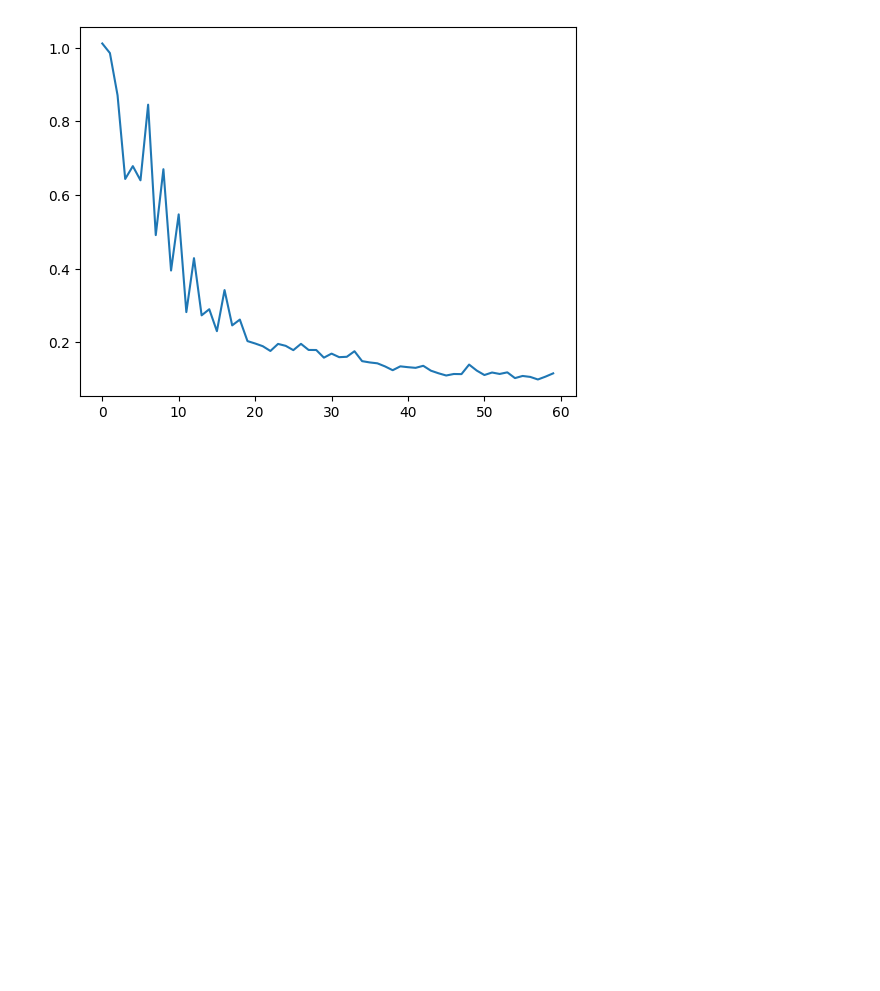
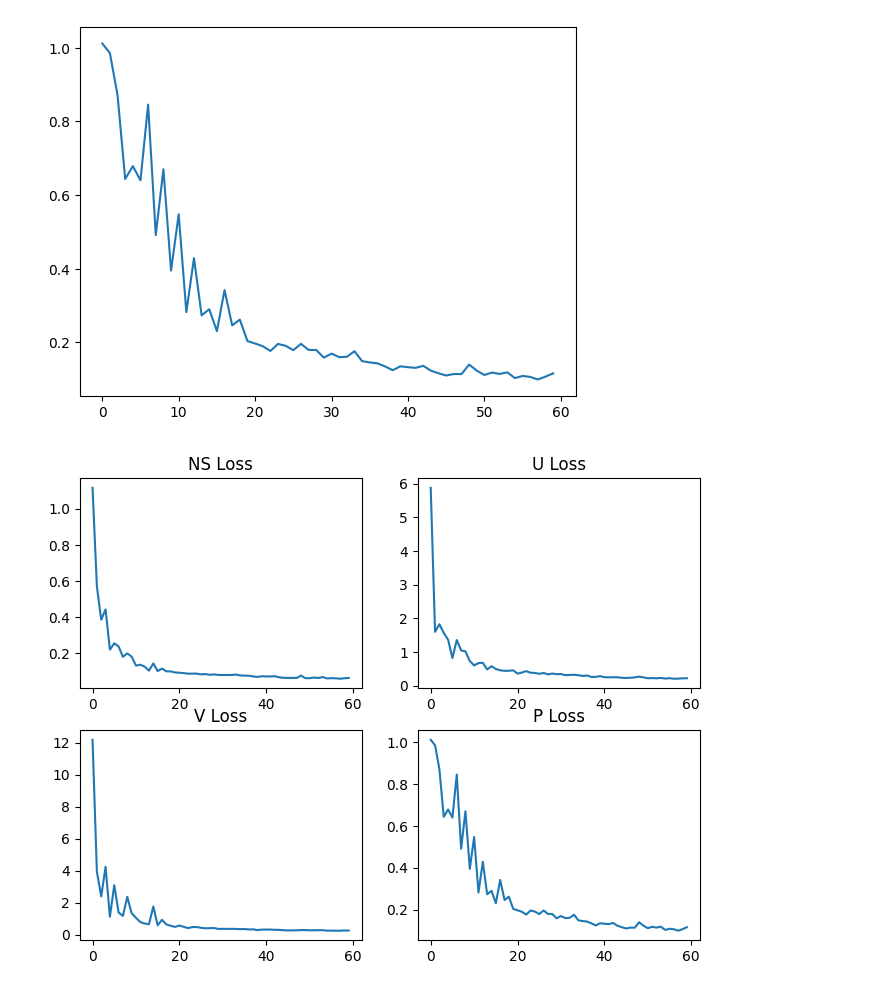
Before and after one commit to sagomeza1/pinns_bruselas, a Jupyter notebook: notebooks/01_exploracion.ipynb, the cells around one changed output. Drawn from its saved outputs; the diff is of its cells as text; code cells hidden in the pictures; blank space fills up the shorter version.

```diff
--- a/notebooks/01_exploracion.ipynb
+++ b/notebooks/01_exploracion.ipynb
@@ -367,3 +385,24 @@ plt.plot(x,y)
 # %% [output]
 [<matplotlib.lines.Line2D at 0x...>]
 [figure]
+# %%
+fig, ax = plt.subplots(2, 2, figsize=(8, 6))
+
+y = df_1k[col_var][0][:60]
+x = range(len(y))
+
+ax[0, 0].plot(x ,df_1k["NS_loss"][0][:60])
+ax[0, 0].set_title("NS Loss")
+
+ax[0, 1].plot(x ,df_1k["U_loss"][0][:60])
+ax[0, 1].set_title("U Loss")
+
+ax[1, 0].plot(x ,df_1k["V_loss"][0][:60])
+ax[1, 0].set_title("V Loss")
+
+ax[1, 1].plot(x ,df_1k["P_loss"][0][:60])
+ax[1, 1].set_title("P Loss")
+
+plt.show()
+# %% [output]
+[figure, added]
```
Also changed, not shown: parts of 1 cell of this notebook.
